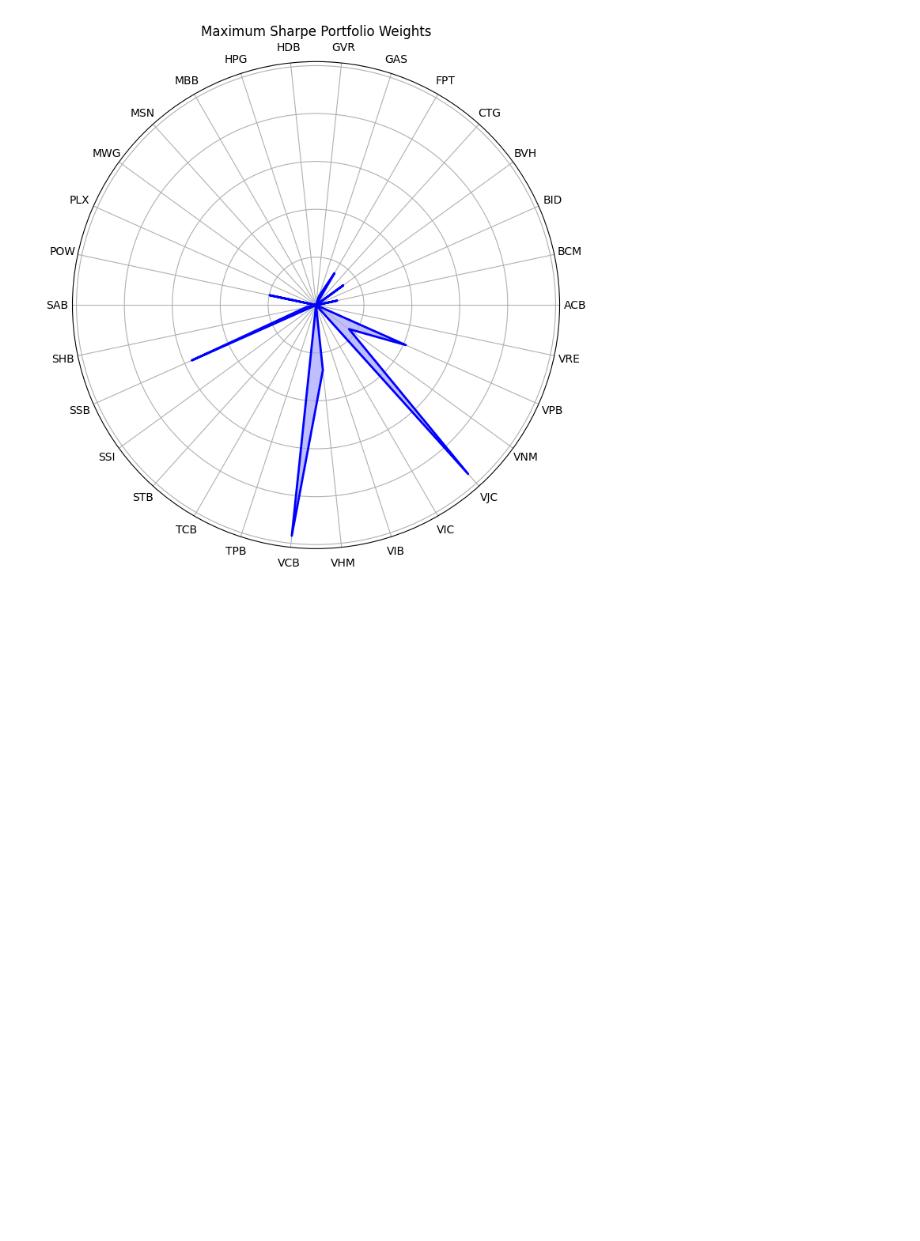
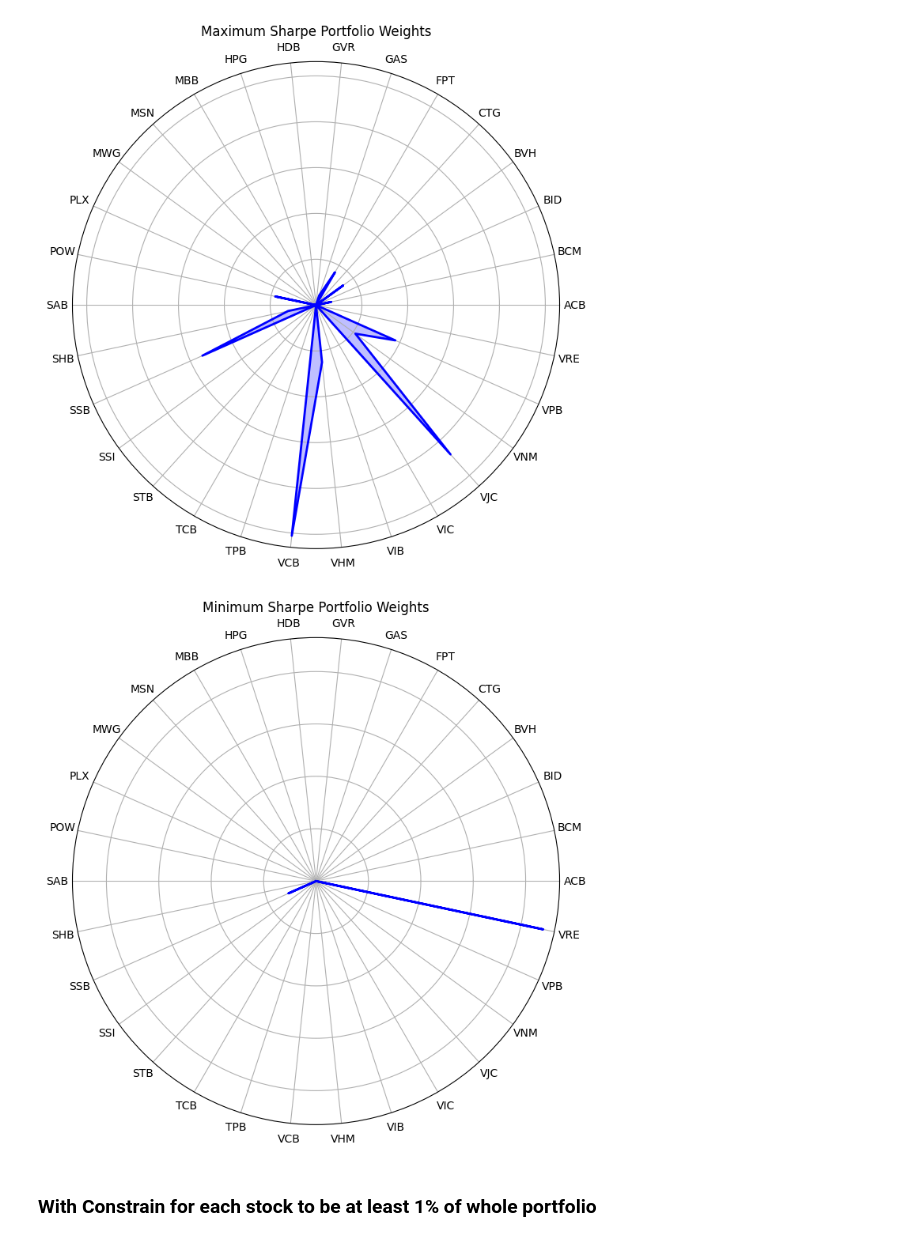
Before and after one commit to nguyentanquocbao/stock, a Jupyter notebook: 3. Systemic and Idiosyncratic risk.ipynb, the cells around one changed output. Saved outputs shown, nothing was run; the diff lists cells and outputs as text; code cells hidden in the pictures; blank space fills up the shorter version.

```diff
--- a/3. Systemic and Idiosyncratic risk.ipynb
+++ b/3. Systemic and Idiosyncratic risk.ipynb
@@ -46,36 +46,16 @@ Results array shape: (100, 33)
-# %%
-import numpy as np
-import matplotlib.pyplot as plt
-
-# Get the weights from the Maximum Sharpe portfolio
-weights = result["Maximum Sharpe"]["Weights"]
-
-# Define the labels and number of variables
-labels = list(weights.keys())
-num_vars = len(labels)
-
-# Compute the angle for each label
-angles = np.linspace(0, 2 * np.pi, num_vars, endpoint=False).tolist()
-
-# The radar chart needs to be a closed loop
-values = list(weights.values())
-values += values[:1]
-angles += angles[:1]
-
-# Create the radar chart
-fig, ax = plt.subplots(figsize=(12, 8), subplot_kw=dict(polar=True))
-ax.fill(angles, values, color="blue", alpha=0.25)
-ax.plot(angles, values, color="blue", linewidth=2)
-
-# Add labels
-ax.set_yticklabels([])
-ax.set_xticks(angles[:-1])
-ax.set_xticklabels(labels)
-
-plt.title("Maximum Sharpe Portfolio Weights")
-plt.show()
-# %% [output]
-[figure, removed]
+# %%
+# Get the weights from the Maximum Sharpe portfolio
+plot_portfolio_weights(
+    result["Maximum Sharpe"]["Weights"], title="Maximum Sharpe Portfolio Weights"
+)
+plot_portfolio_weights(
+    result["Minimum Sharpe"]["Weights"], title="Minimum Sharpe Portfolio Weights"
+)
+# %% [output]
+[figure, added]
+[figure, added]
+# %% [markdown]
+### With Constrain for each stock to be at least 1% of whole portfolio
 # %%
 # with minimum weight of stock is 1%
 result, market_stat = efficient_frontier(
```
Also changed, not shown: parts of 13 cells of this notebook, 2 other files.
